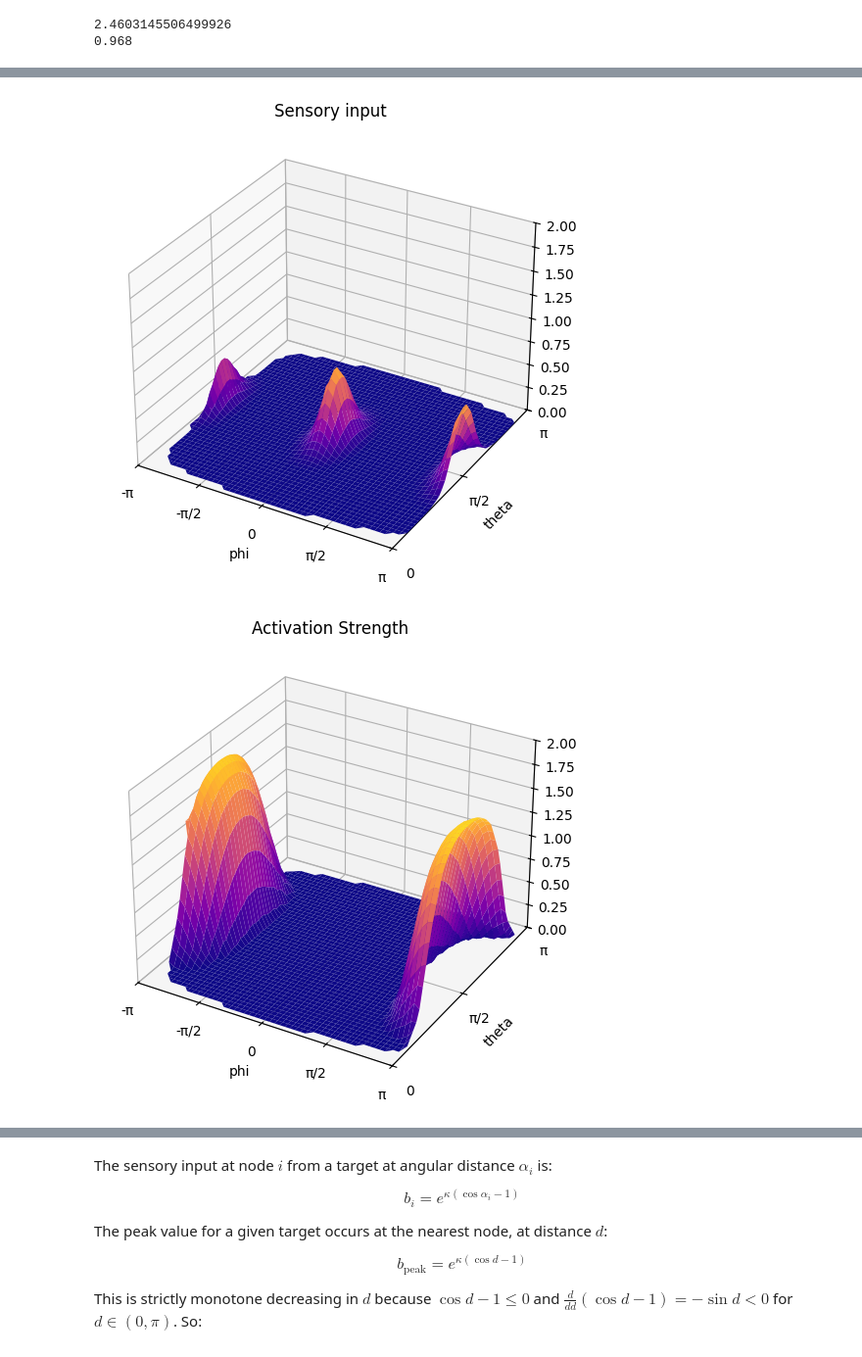
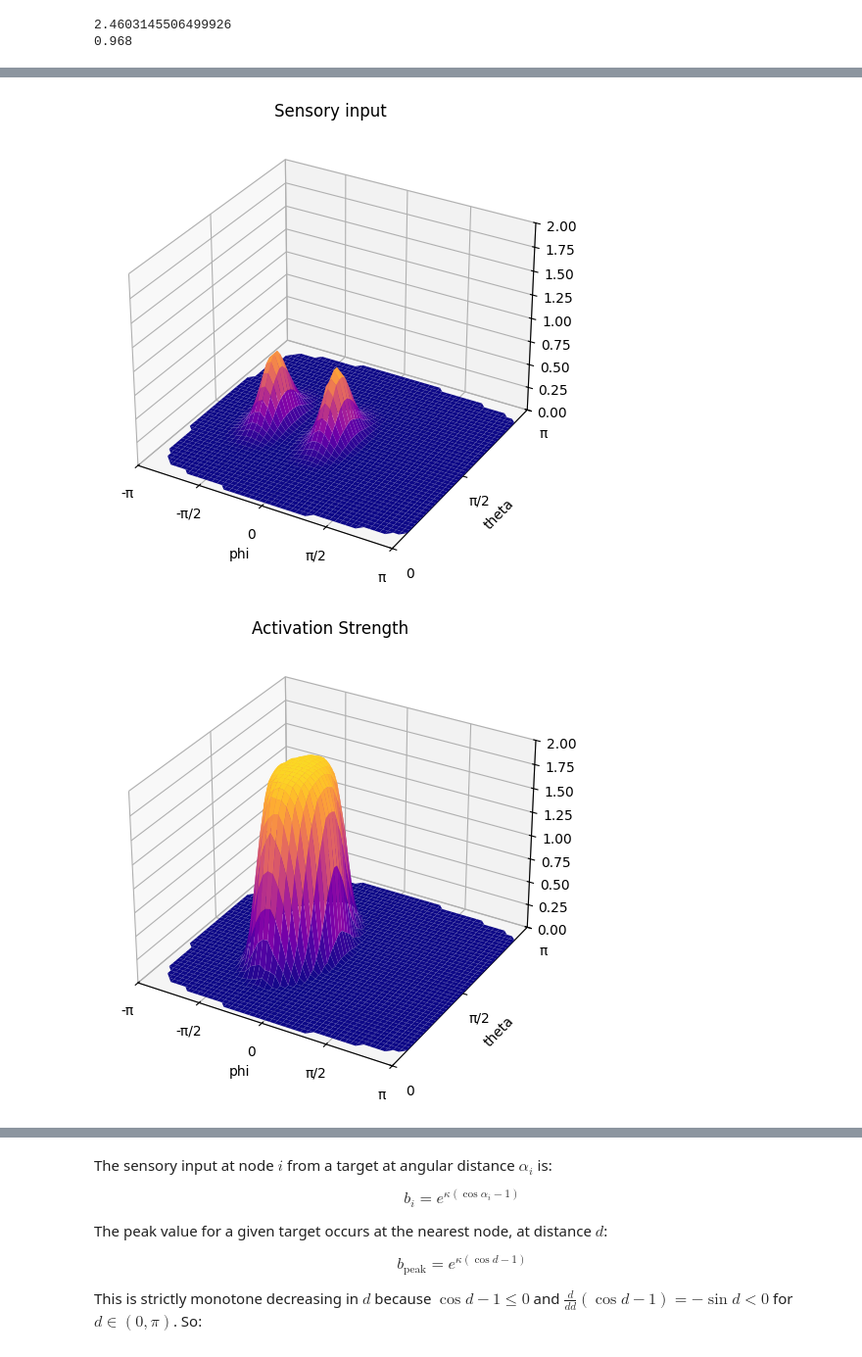
Before and after one commit to noah-ginzburg/RANController, a Jupyter notebook: RAN/mean_field_model_3d.ipynb, the cells around one changed output, grey strips where cells are left out. Shown at 98% size. Cells and saved outputs as stored; diff of their text form; code cells hidden in the pictures.

```diff
--- a/RAN/mean_field_model_3d.ipynb
+++ b/RAN/mean_field_model_3d.ipynb
@@ -295,12 +295,12 @@ nodes = cartesian_to_polar_3D(icosphere.points.copy())
 
 # Parameters
 N_s   = 10 * 4**nsub +2
-beta = 1.0
+beta = 1.5
 v = 0.5
 dt = 0.1
 sigma = 0.5
 kappa = 20.0
-u = 3.0
+u = 6.5
 J = 5
 
 target1 = [2.0, 0, np.pi/2, 20.0]   #distance, phi, theta, quality
@@ -334,8 +334,12 @@ print(u_crit)
 2.4603145506499926
 0.968
 # %%
+target1 = [2.0, 0, np.pi/2, 20.0]
+target2 = [2.0, (-np.pi/2), np.pi/2, 20.0]
+targets = [target1, target2]
+
 T = 200
-u=3.0
+u=6.5
 sigma=1.5
 b = generate_sensory_input(nodes, targets, kappa)
 # b = generate_equal_sensory_input(nodes, targets, kappa)
@@ -407,3 +411,3 @@ Widget(value='<iframe src="http://localhost:40605/index.html?ui=P_0x7533d1d30e50
-[figure, old version]
+[figure, new version]
-[figure, old version]
+[figure, new version]
 Closest node to target 0: Node 39 with phi=0.0, theta=1.5707963267948966, with alpha: 0.0
```
Also changed, not shown: parts of 5 cells of this notebook, 5 other files.
